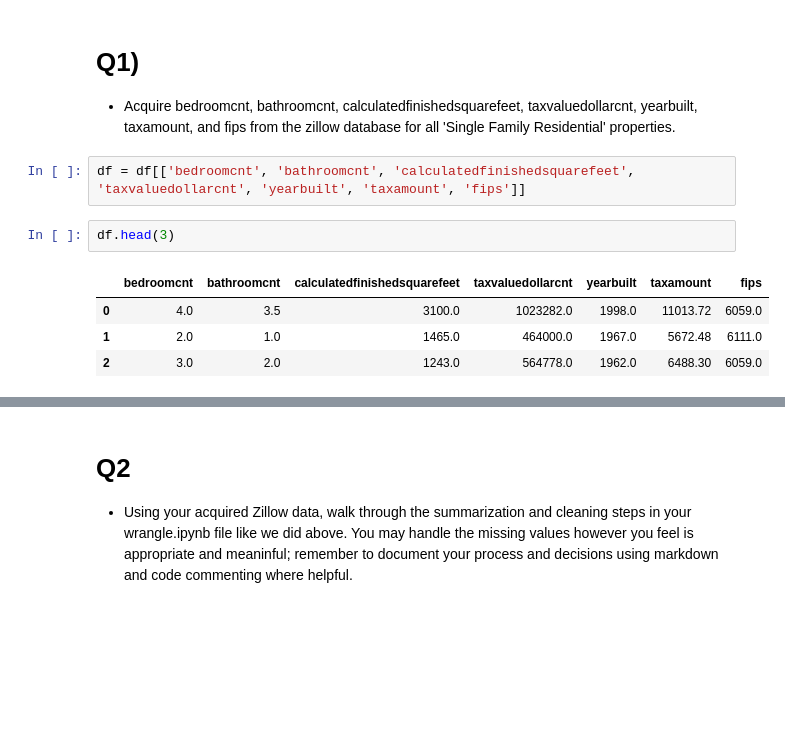
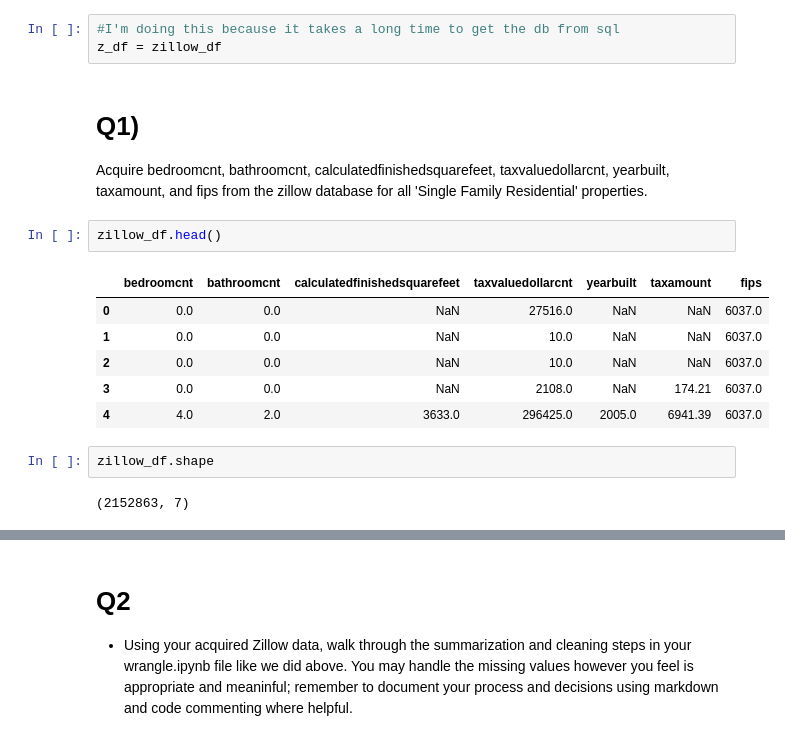
Before and after one commit to dlmitc3/regression-exercises, a Jupyter notebook: wrangle.ipynb, the cells around one changed output, grey strips where cells are left out. Cells and saved outputs as stored; diff of their text form; blank space fills up the shorter version.

```diff
--- a/wrangle.ipynb
+++ b/wrangle.ipynb
@@ -40,12 +46,19 @@ df.head(3)
+# %%
+#I'm doing this because it takes a long time to get the db from sql
+z_df = zillow_df
 # %% [markdown]
 # **Q1)**
-- Acquire bedroomcnt, bathroomcnt, calculatedfinishedsquarefeet, taxvaluedollarcnt, yearbuilt, taxamount, and fips from the zillow database for all 'Single Family Residential' properties.
+Acquire bedroomcnt, bathroomcnt, calculatedfinishedsquarefeet, taxvaluedollarcnt, yearbuilt, taxamount, and fips from the zillow database for all 'Single Family Residential' properties.
-# %%
-df = df[['bedroomcnt', 'bathroomcnt', 'calculatedfinishedsquarefeet', 'taxvaluedollarcnt', 'yearbuilt', 'taxamount', 'fips']]
-# %%
-df.head(3)
-# %% [output]
-|  | bedroomcnt | bathroomcnt | calculatedfinishedsquarefeet | taxvaluedollarcnt | yearbuilt | taxamount | fips |
-| 0 | 4.0 | 3.5 | 3100.0 | 1023282.0 | 1998.0 | 11013.72 | 6059.0 |
-| 1 | 2.0 | 1.0 | 1465.0 | 464000.0 | 1967.0 | 5672.48 | 6111.0 |
-| 2 | 3.0 | 2.0 | 1243.0 | 564778.0 | 1962.0 | 6488.30 | 6059.0 |
+# %%
+zillow_df.head()
+# %% [output]
+|  | bedroomcnt | bathroomcnt | calculatedfinishedsquarefeet | taxvaluedollarcnt | yearbuilt | taxamount | fips |
+| 0 | 0.0 | 0.0 | NaN | 27516.0 | NaN | NaN | 6037.0 |
+| 1 | 0.0 | 0.0 | NaN | 10.0 | NaN | NaN | 6037.0 |
+| 2 | 0.0 | 0.0 | NaN | 10.0 | NaN | NaN | 6037.0 |
+| 3 | 0.0 | 0.0 | NaN | 2108.0 | NaN | 174.21 | 6037.0 |
+| 4 | 4.0 | 2.0 | 3633.0 | 296425.0 | 2005.0 | 6941.39 | 6037.0 |
+# %%
+zillow_df.shape
+# %% [output]
+(2152863, 7)
```
Also changed, not shown: parts of 76 cells of this notebook, 1 other file.
